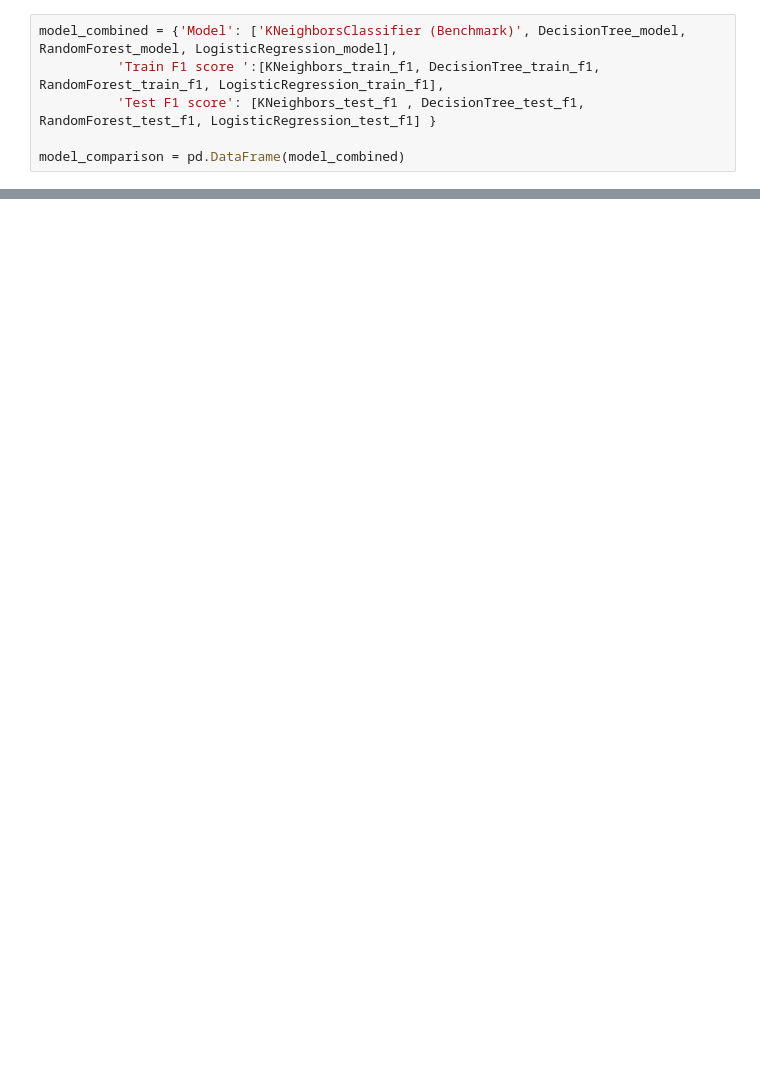
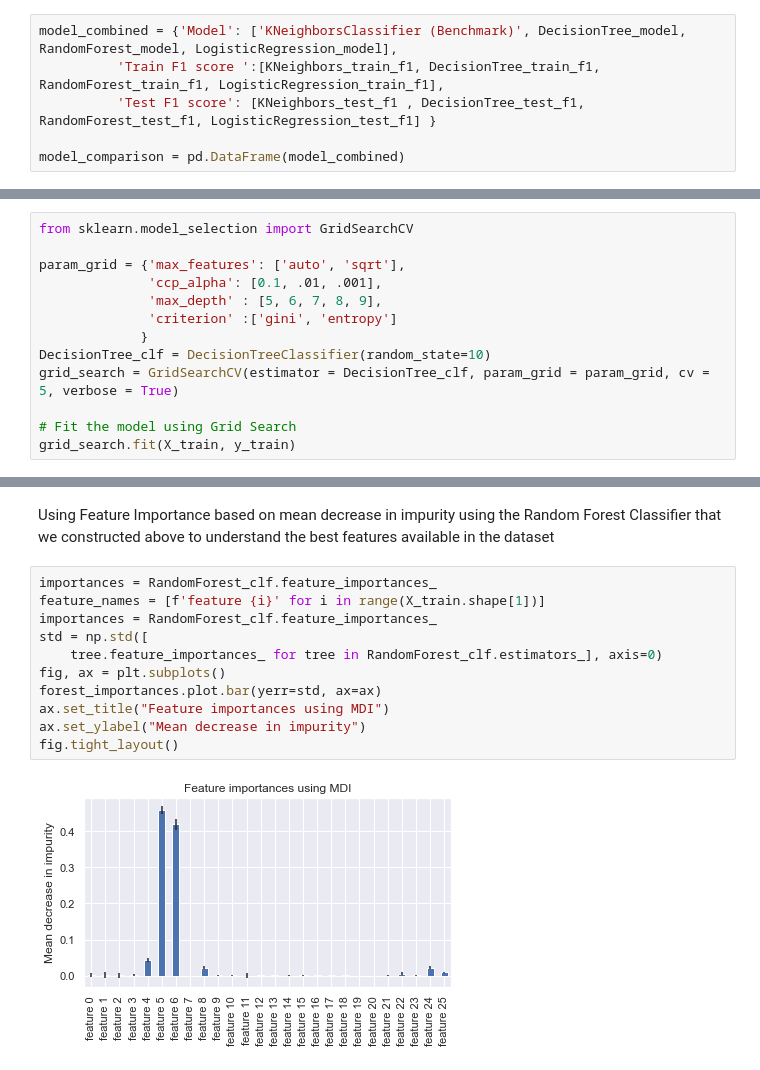
Before and after one commit to kashyapbarua/starbucks-analysis, a Jupyter notebook: Starbucks_Capstone_notebook.ipynb, the cells around one changed output, grey strips where cells are left out. Drawn from its saved outputs; the diff is of its cells as text; blank space fills up the shorter version.

```diff
--- a/Starbucks_Capstone_notebook.ipynb
+++ b/Starbucks_Capstone_notebook.ipynb
@@ -726,0 +741,13 @@ model_comparison
+# %%
+from sklearn.model_selection import GridSearchCV
+
+param_grid = {'max_features': ['auto', 'sqrt'],
+              'ccp_alpha': [0.1, .01, .001],
+              'max_depth' : [5, 6, 7, 8, 9],
+              'criterion' :['gini', 'entropy']
+             }
+DecisionTree_clf = DecisionTreeClassifier(random_state=10)
+grid_search = GridSearchCV(estimator = DecisionTree_clf, param_grid = param_grid, cv = 5, verbose = True)
+
+# Fit the model using Grid Search
+grid_search.fit(X_train, y_train)
@@ -727,3 +788,18 @@ model_comparison
+# %% [markdown]
+Using Feature Importance based on mean decrease in impurity using the Random Forest Classifier that we constructed above to understand the best features available in the dataset
+# %%
+importances = RandomForest_clf.feature_importances_
+feature_names = [f'feature {i}' for i in range(X_train.shape[1])]
+importances = RandomForest_clf.feature_importances_
+std = np.std([
+    tree.feature_importances_ for tree in RandomForest_clf.estimators_], axis=0)
+fig, ax = plt.subplots()
+forest_importances.plot.bar(yerr=std, ax=ax)
+ax.set_title("Feature importances using MDI")
+ax.set_ylabel("Mean decrease in impurity")
+fig.tight_layout()
+# %% [output]
+[figure, added]
 # %% [markdown]
 #### Results
 
```
Also changed, not shown: parts of 47 cells of this notebook, 20 other files.
